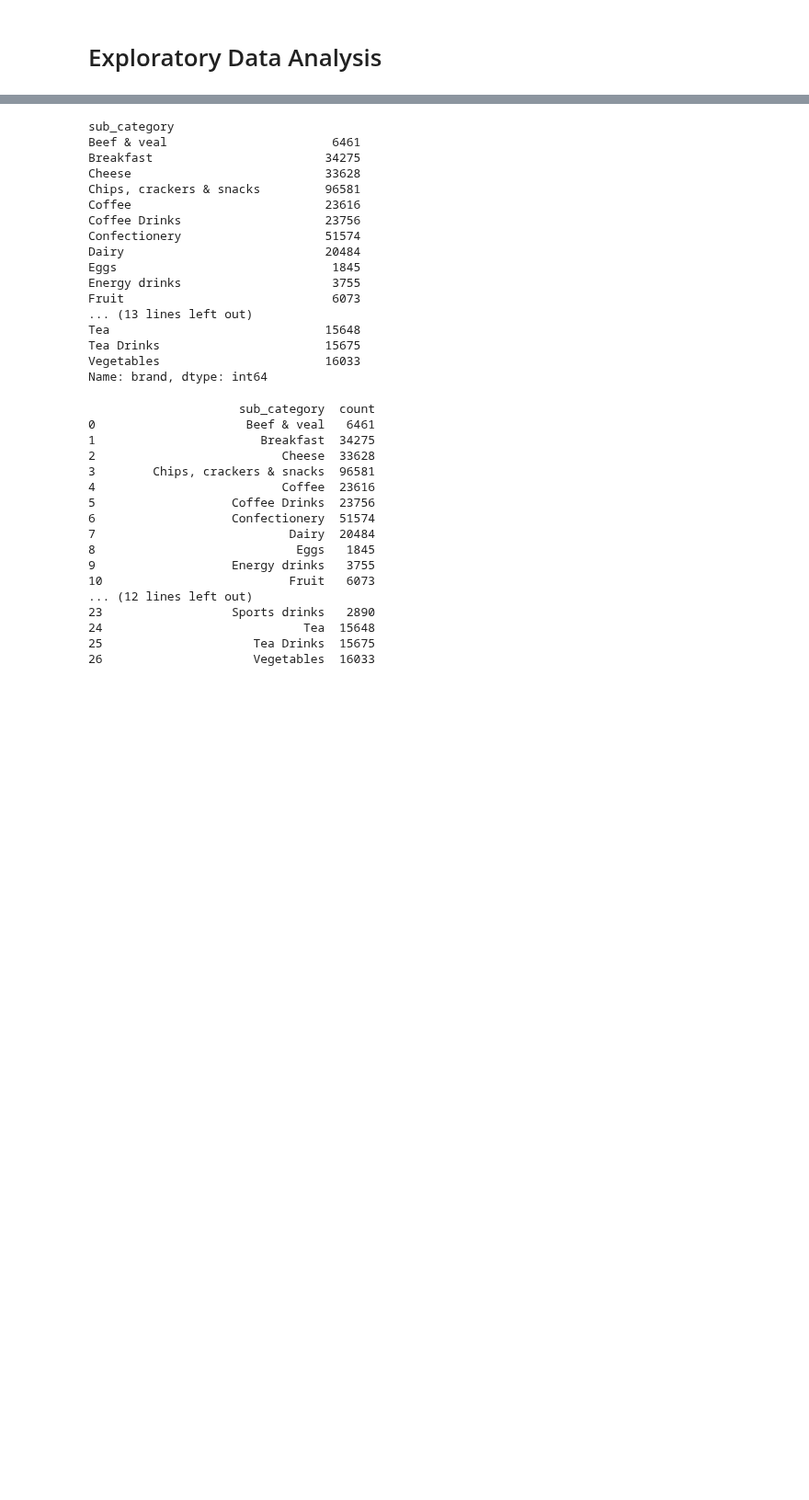
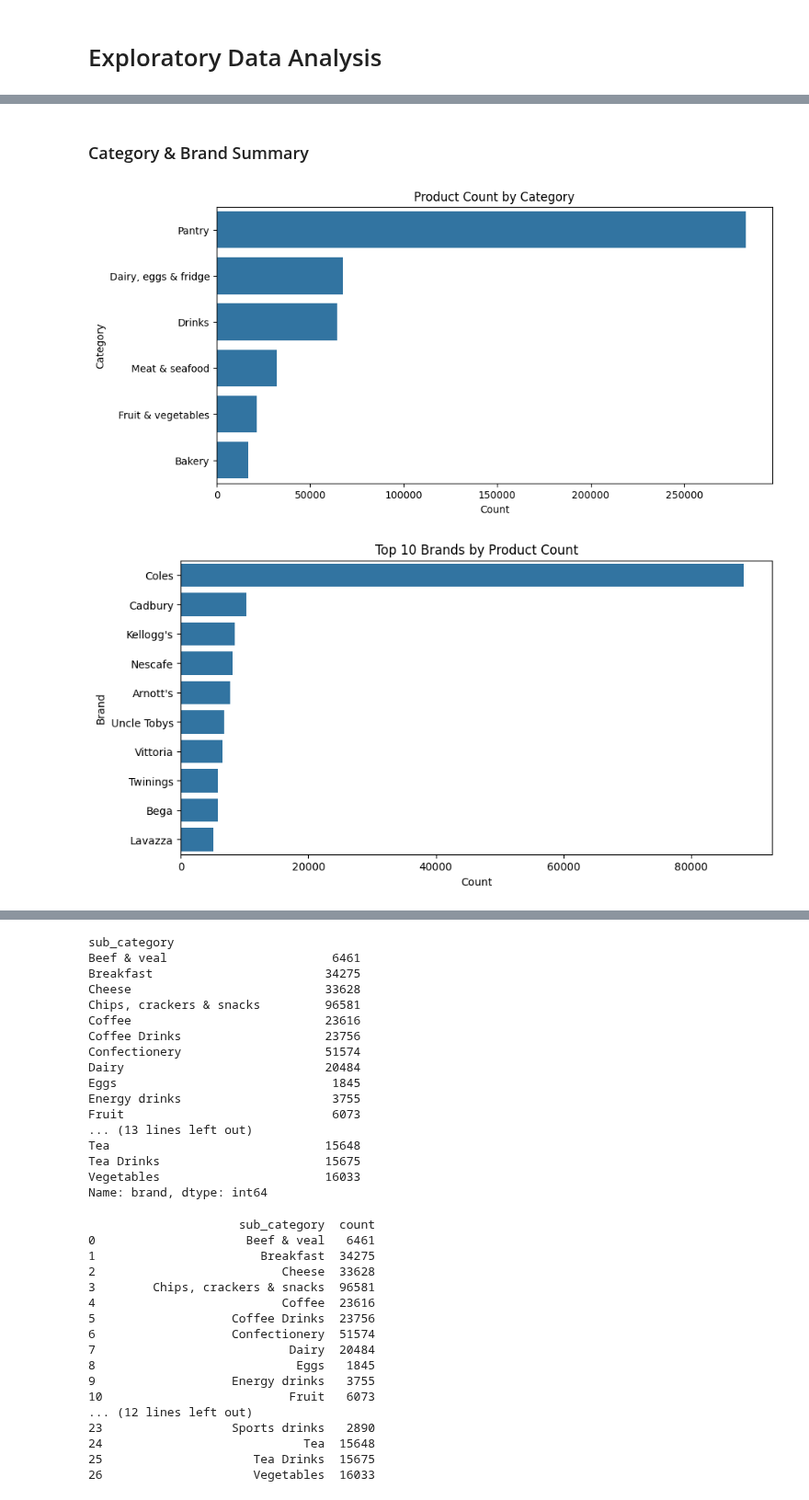
Before and after one commit to binayakhadka/grocery-retail-analytics, a Jupyter notebook: aus.ipynb, the cells around one changed output, grey strips where cells are left out. Shown at 92% size. Saved outputs shown, nothing was run; the diff lists cells and outputs as text; code cells hidden in the pictures; blank space fills up the shorter version.

```diff
--- a/aus.ipynb
+++ b/aus.ipynb
@@ -341,0 +369,22 @@ Name: city, Length: 488640, dtype: object
+# %% [markdown]
+### Category & Brand Summary ###
+# %%
+cat_count = df['category'].value_counts()
+brand_count = df['brand'].value_counts().head(10)
+
+plt.figure(figsize=(10,5))
+sns.barplot(x=cat_count.values, y=cat_count.index)
+plt.title("Product Count by Category")
+plt.xlabel("Count")
+plt.ylabel("Category")
+plt.show()
+
+plt.figure(figsize=(10,5))
+sns.barplot(x=brand_count.values, y=brand_count.index)
+plt.title("Top 10 Brands by Product Count")
+plt.xlabel("Count")
+plt.ylabel("Brand")
+plt.show()
+# %% [output]
+[figure, added]
+[figure, added]
```
Also changed, not shown: parts of 21 cells of this notebook.
